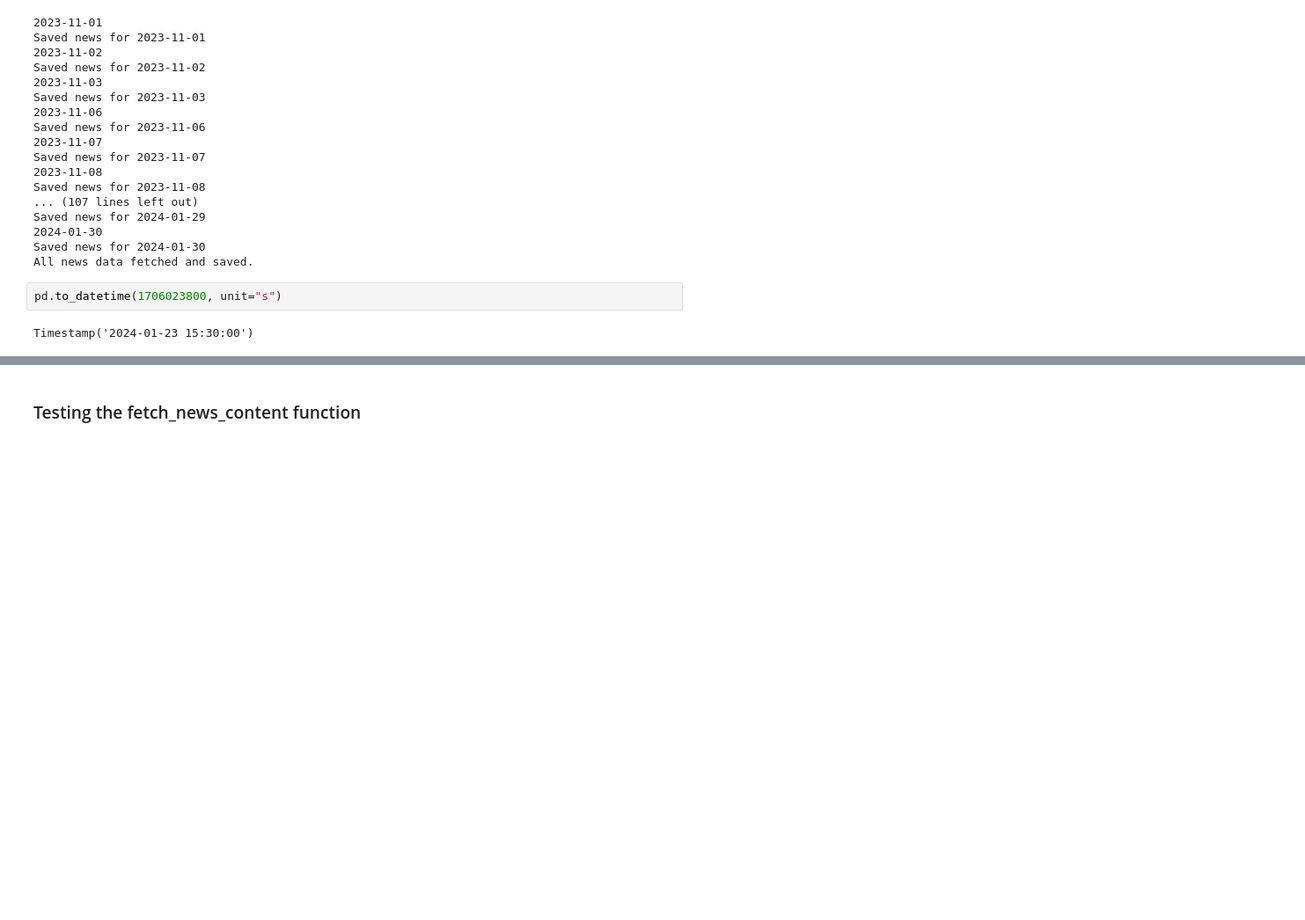
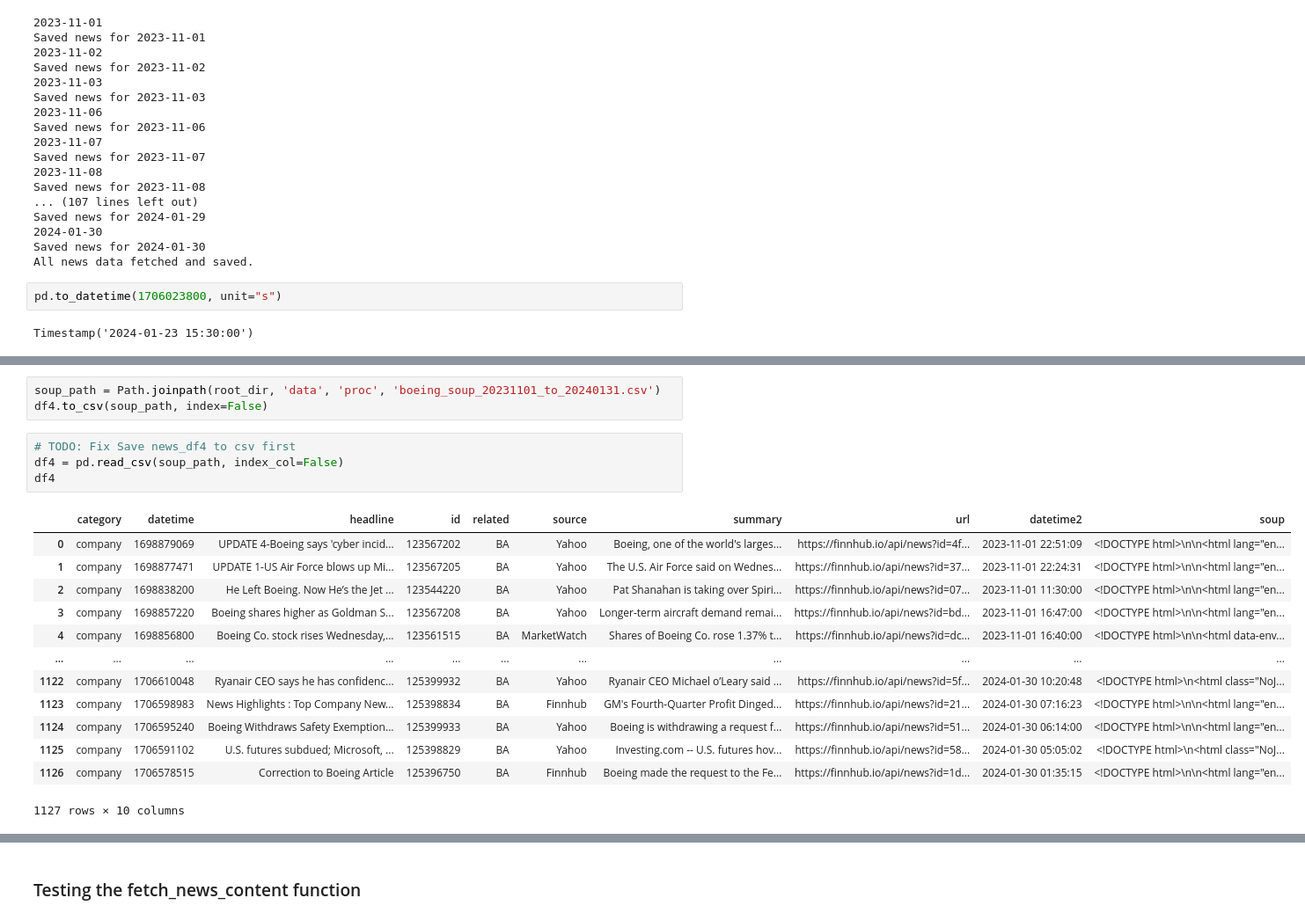
Before and after one commit to yiqwan/stock-forecast-with-sentiment, a Jupyter notebook: notebooks/sentiment.ipynb, the cells around one changed output, grey strips where cells are left out. Shown: that part at 88% size. Cells and saved outputs as stored; diff of their text form; blank space fills up the shorter version.

```diff
--- a/notebooks/sentiment.ipynb
+++ b/notebooks/sentiment.ipynb
@@ -389,0 +475,21 @@ news_df3 = pd.read_csv(dedup_path, index_col=False)
+# %%
+soup_path = Path.joinpath(root_dir, 'data', 'proc', 'boeing_soup_20231101_to_20240131.csv')
+df4.to_csv(soup_path, index=False)
+# %%
+# TODO: Fix Save news_df4 to csv first
+df4 = pd.read_csv(soup_path, index_col=False)
+df4
+# %% [output]
+|  | category | datetime | headline | id | related | source | summary | url | datetime2 | soup |
+| 0 | company | 1698879069 | UPDATE 4-Boeing says 'cyber incid... | 123567202 | BA | Yahoo | Boeing, one of the world's larges... | https://finnhub.io/api/news?id=4f... | 2023-11-01 22:51:09 | <!DOCTYPE html>\n\n<html lang="en... |
+| 1 | company | 1698877471 | UPDATE 1-US Air Force blows up Mi... | 123567205 | BA | Yahoo | The U.S. Air Force said on Wednes... | https://finnhub.io/api/news?id=37... | 2023-11-01 22:24:31 | <!DOCTYPE html>\n\n<html lang="en... |
+| 2 | company | 1698838200 | He Left Boeing. Now He’s the Jet ... | 123544220 | BA | Yahoo | Pat Shanahan is taking over Spiri... | https://finnhub.io/api/news?id=07... | 2023-11-01 11:30:00 | <!DOCTYPE html>\n\n<html lang="en... |
+| 3 | company | 1698857220 | Boeing shares higher as Goldman S... | 123567208 | BA | Yahoo | Longer-term aircraft demand remai... | https://finnhub.io/api/news?id=bd... | 2023-11-01 16:47:00 | <!DOCTYPE html>\n\n<html lang="en... |
+| 4 | company | 1698856800 | Boeing Co. stock rises Wednesday,... | 123561515 | BA | MarketWatch | Shares of Boeing Co. rose 1.37% t... | https://finnhub.io/api/news?id=dc... | 2023-11-01 16:40:00 | <!DOCTYPE html>\n\n<html data-env... |
+| ... | ... | ... | ... | ... | ... | ... | ... | ... | ... | ... |
+| 1122 | company | 1706610048 | Ryanair CEO says he has confidenc... | 125399932 | BA | Yahoo | Ryanair CEO Michael o’Leary said ... | https://finnhub.io/api/news?id=5f... | 2024-01-30 10:20:48 | <!DOCTYPE html>\n<html class="NoJ... |
+| 1123 | company | 1706598983 | News Highlights : Top Company New... | 125398834 | BA | Finnhub | GM's Fourth-Quarter Profit Dinged... | https://finnhub.io/api/news?id=21... | 2024-01-30 07:16:23 | <!DOCTYPE html>\n\n<html lang="en... |
+| 1124 | company | 1706595240 | Boeing Withdraws Safety Exemption... | 125399933 | BA | Yahoo | Boeing is withdrawing a request f... | https://finnhub.io/api/news?id=51... | 2024-01-30 06:14:00 | <!DOCTYPE html>\n\n<html lang="en... |
+| 1125 | company | 1706591102 | U.S. futures subdued; Microsoft, ... | 125398829 | BA | Yahoo | Investing.com -- U.S. futures hov... | https://finnhub.io/api/news?id=58... | 2024-01-30 05:05:02 | <!DOCTYPE html>\n<html class="NoJ... |
+| 1126 | company | 1706578515 | Correction to Boeing Article | 125396750 | BA | Finnhub | Boeing made the request to the Fe... | https://finnhub.io/api/news?id=1d... | 2024-01-30 01:35:15 | <!DOCTYPE html>\n\n<html lang="en... |
+1127 rows × 10 columns
```
Also changed, not shown: parts of 52 cells of this notebook.
